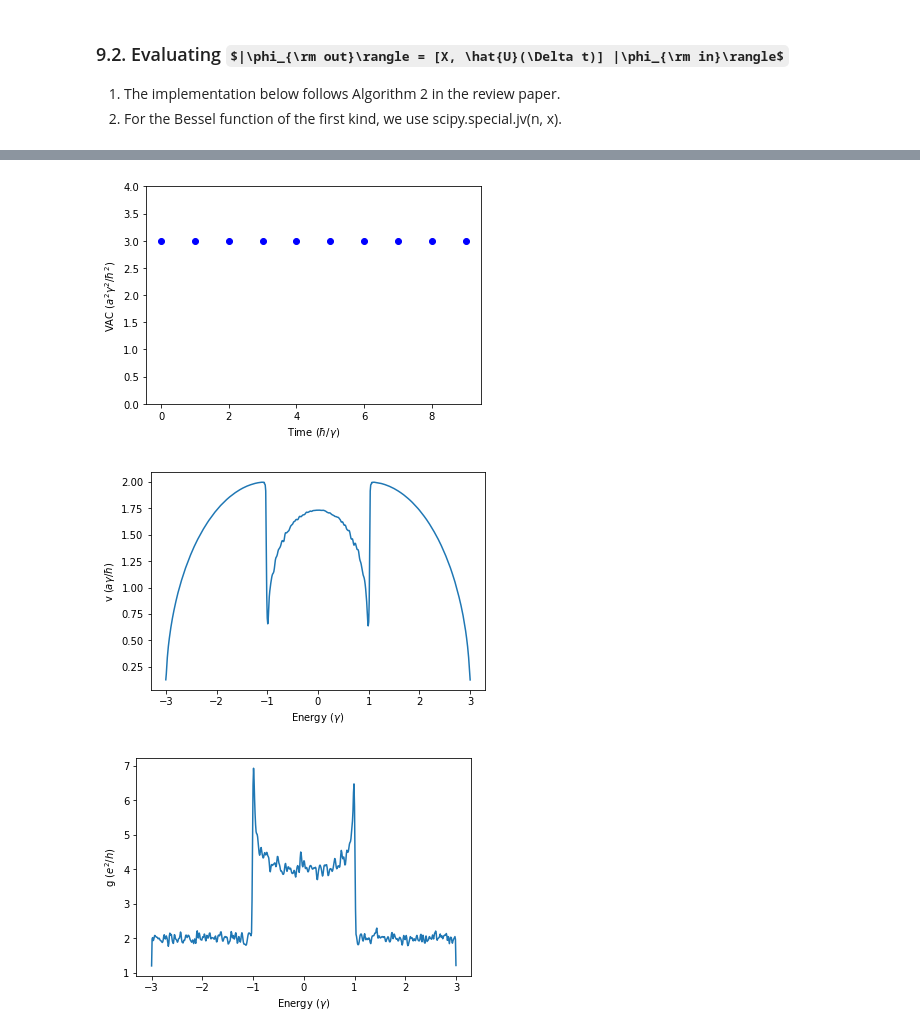
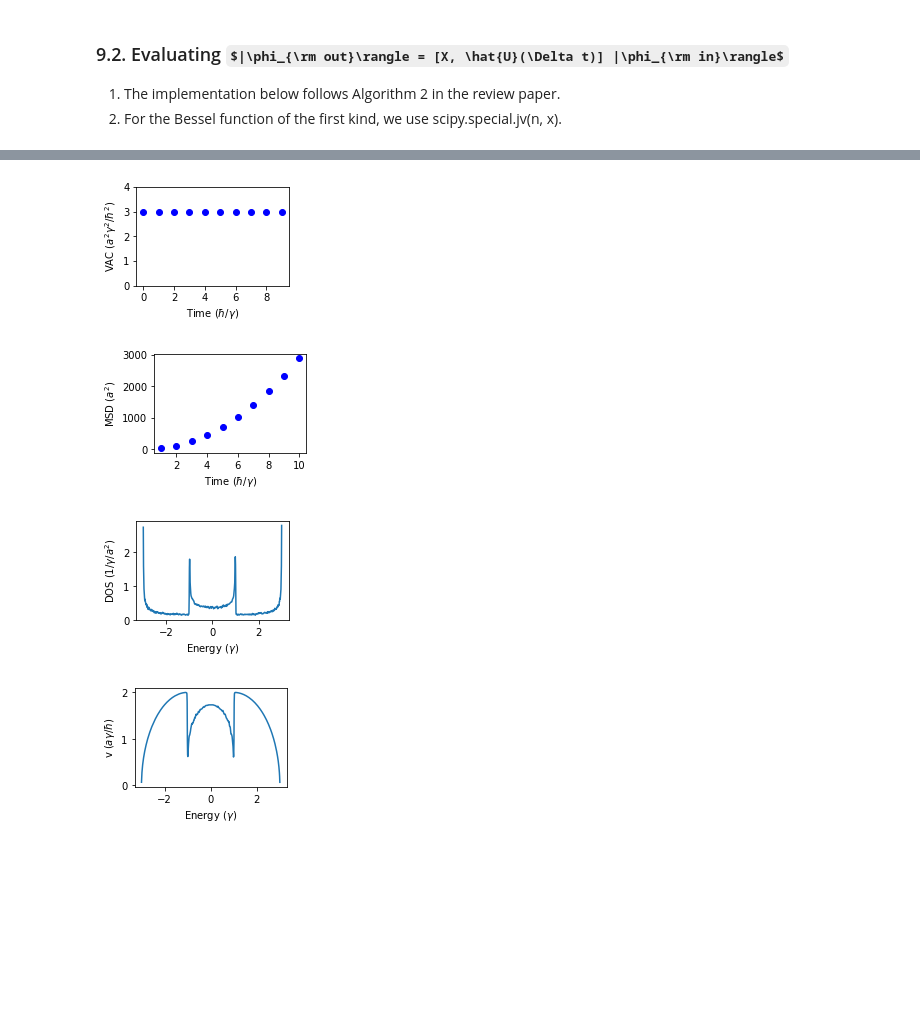
Before and after one commit to brucefan1983/LSQT-Jupyter, a Jupyter notebook: LSQT.ipynb, the cells around one changed output, grey strips where cells are left out. Saved outputs shown, nothing was run; the diff lists cells and outputs as text; code cells hidden in the pictures; some formulas as TeX source; blank space fills up the shorter version.

```diff
--- a/LSQT.ipynb
+++ b/LSQT.ipynb
@@ -230,13 +154,6 @@ def find_moments(M, H_scaled, phi_left, phi_right):
 2. One can compare the figure to that in Fig. 3 of the review paper.
 # %%
 def jackson_damping(M):
-    """
-    Calculate the Jackson damping factor
-    Inputs:
-        M (int):           Number of Chebyshev moments
-    Outputs:
-        g (real ndarray):  The Jackson damping factor
-    """
     m = np.arange(M)
     a = 1.0 / (M + 1.0)
     g = (1.0 - m * a) * np.cos(np.pi * m * a)
@@ -372,16 +227,6 @@ def evolve(H_scaled, dt_scaled, sign, phi_i):
 2. For the Bessel function of the first kind, we use scipy.special.jv(n, x).
 # %%
 def evolvex(H_scaled, V, dt_scaled, phi_i):
-    """
-    Calculate the action of [X, U] on a vector
-    Inputs:
-        H_scaled  (complex sparse.csr_matrix):  Scaled Hamiltonian
-        V         (complex sparse.csr_matrix):  Velocity operator
-        dt_scaled (real):                       scaled time step
-        phi_i     (complex ndarray):            input vector
-    Outputs:
-        phi_o:    (complex ndarray):            output vector
-    """
     phi_0 = phi_i
     phix_0 = phi_i * 0.0
     phi_1 = H_scaled.dot(phi_0)
@@ -401,5 +246,5 @@ def evolvex(H_scaled, V, dt_scaled, phi_i):
         phix_0 = phix_1
         phix_1 = phix_2
         m += 1
-    return pho_o
+    return phi_o
 # %% [markdown]
@@ -445,28 +303,65 @@ def find_vac(M, E_max, dt_scaled, E_scaled, H_scaled, V, phi, DOS):
 # %%
-Nt = 10
-dt = np.ones(Nt) # time steps
-t = np.arange(10.0) # time
+# (1) Prepare some parameters
+Nx = 50000                        # length
+Ny = 2                            # width
+W = 0                             # no disorder in this example
+E_max = 3.1                       # energy scaling factor (can be determined by try and error)
+M = 1000                          # number of Chebyshev moments
+E = np.linspace(-3, 3, num = 601) # energy points
+Nt = 10                           # number of time steps
+dt = np.ones(Nt)                  # time steps
+t_VAC = np.arange(10.0)           # time for VAC
+t_MSD = np.arange(1.0, 11.0)      # time for MSD
+
+# (2) Calculate quantities
+H, V = find_H(Nx, Ny, W)                        # Hamiltonian and velocity
+phi = create_state(Nx * Ny)                     # initial random state
+DOS = find_dos(M, E_max, E/E_max, H/E_max, phi) # DOS
 VAC, sigma_from_VAC = find_vac(M, E_max, dt*E_max, E/E_max, H/E_max, V, phi, DOS)
-v = np.sqrt(VAC[0, :]) # Fermi velocity
-width = 2.0 # system width
-g = width * DOS * v * 0.5 # conductance
-g *= 2.0 * np.pi # from e^2/hbar to e^2/h
+MSD, sigma_from_MSD = find_msd(M, E_max, dt*E_max, E/E_max, H/E_max, V, phi, DOS)
+v = np.sqrt(VAC[0, :])                          # Fermi velocity
+g = Ny * DOS * v * 0.5                          # conductance
+g *= 2.0 * np.pi                                # from e^2/hbar to e^2/h
+
+# (3) Plot the a similar figure as in Fig. 5 in the review paper
 plt.figure
-plt.plot(t, VAC[:, 301], 'bo')
+
+ax1 = plt.subplot(2, 2, 1)
+plt.plot(t_VAC, VAC[:, 301], 'bo')
 plt.xlabel('Time ($\hbar/\gamma$)')
 plt.ylabel('VAC ($a^2\gamma^2/\hbar^2$)')
 plt.ylim(0, 4)
 plt.show()
-plt.figure
+
+ax2 = plt.subplot(2, 2, 2)
+plt.plot(t_MSD, MSD[:, 301], 'bo')
+plt.xlabel('Time ($\hbar/\gamma$)')
+plt.ylabel('MSD ($a^2$)')
+plt.show()
+
+ax2 = plt.subplot(2, 2, 3)
+plt.plot(E, DOS)
+plt.xlabel('Energy ($\gamma$)')
+plt.ylabel('DOS ($1/\gamma/a^2$)')
+plt.show()
+
+ax2 = plt.subplot(2, 2, 4)
 plt.plot(E, v)
 plt.xlabel('Energy ($\gamma$)')
 plt.ylabel('v ($a\gamma/\hbar$)')
 plt.show()
+
+# (3) Plot the a similar figure as in Fig. 6 in the review paper
+plt.figure
 plt.plot(E, g)
 plt.xlabel('Energy ($\gamma$)')
 plt.ylabel('g ($e^2/h$)')
 plt.show()
+
+plt.figure
+plt.plot(t_VAC, sigma_from_VAC[:, 301], 'bo', t_MSD, sigma_from_MSD[:, 301], 'rx')
 # %% [output]
-[figure, old version]
+[figure, new version]
-[figure, old version]
+[figure, new version]
-[figure, old version]
+[figure, new version]
+[figure, added]
```
Also changed, not shown: parts of 32 cells of this notebook.
